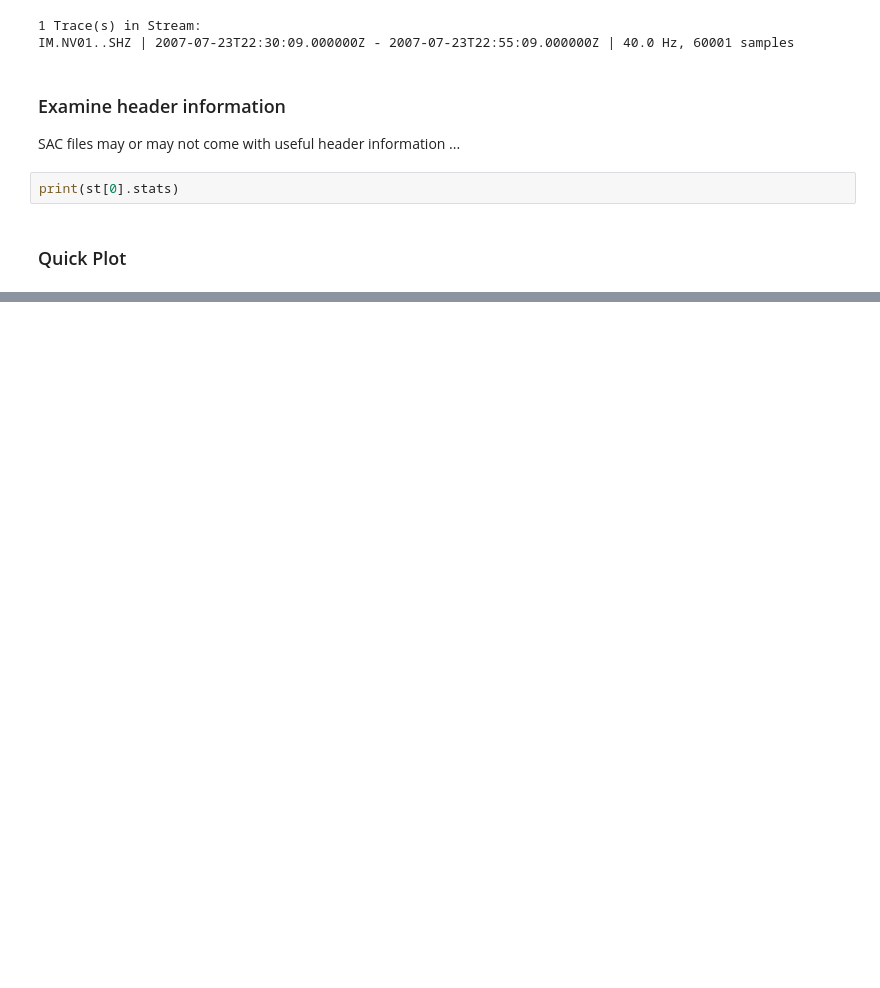
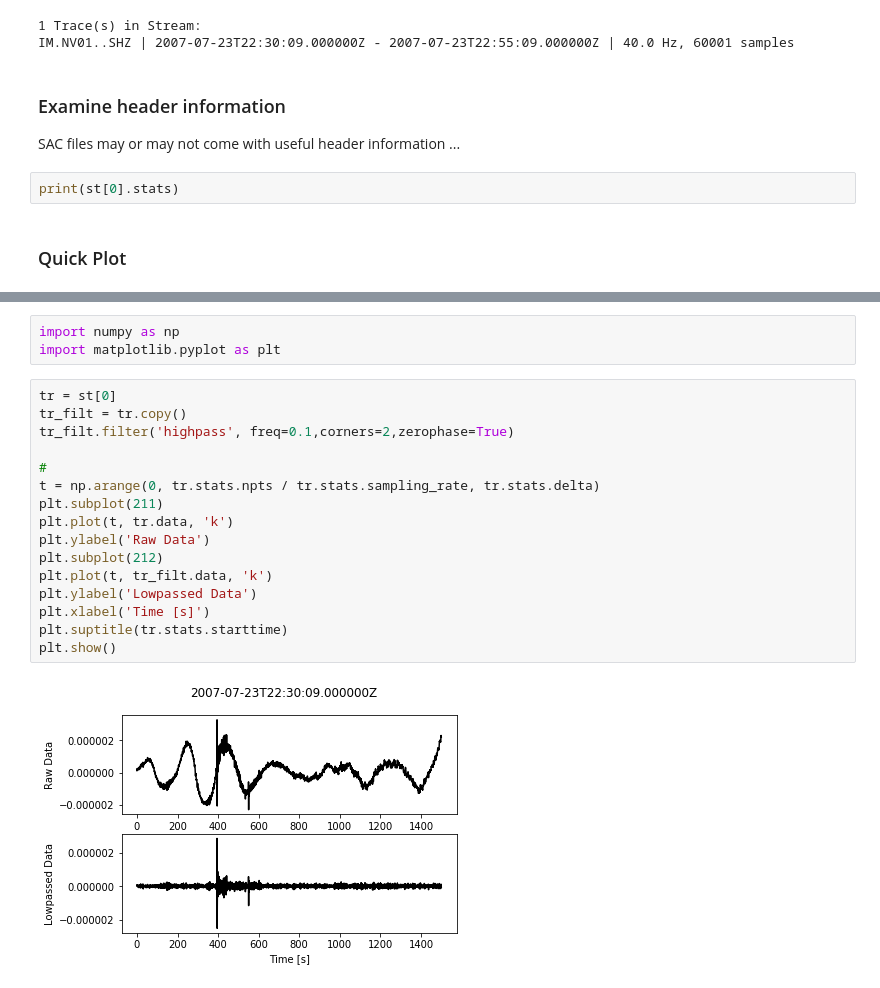
Before and after one commit to seismonerd/phys410, a Jupyter notebook: Plotting_SAC_Files.ipynb, the cells around one changed output, grey strips where cells are left out. Cells and saved outputs as stored; diff of their text form; blank space fills up the shorter version.

```diff
--- a/Plotting_SAC_Files.ipynb
+++ b/Plotting_SAC_Files.ipynb
@@ -27,0 +31,21 @@ st.plot()
+# %%
+import numpy as np
+import matplotlib.pyplot as plt
+# %%
+tr = st[0]
+tr_filt = tr.copy()
+tr_filt.filter('highpass', freq=0.1,corners=2,zerophase=True)
+
+#
+t = np.arange(0, tr.stats.npts / tr.stats.sampling_rate, tr.stats.delta)
+plt.subplot(211)
+plt.plot(t, tr.data, 'k')
+plt.ylabel('Raw Data')
+plt.subplot(212)
+plt.plot(t, tr_filt.data, 'k')
+plt.ylabel('Lowpassed Data')
+plt.xlabel('Time [s]')
+plt.suptitle(tr.stats.starttime)
+plt.show()
+# %% [output]
+[figure, added]
```
Also changed, not shown: parts of 5 cells of this notebook, 1 other file.
